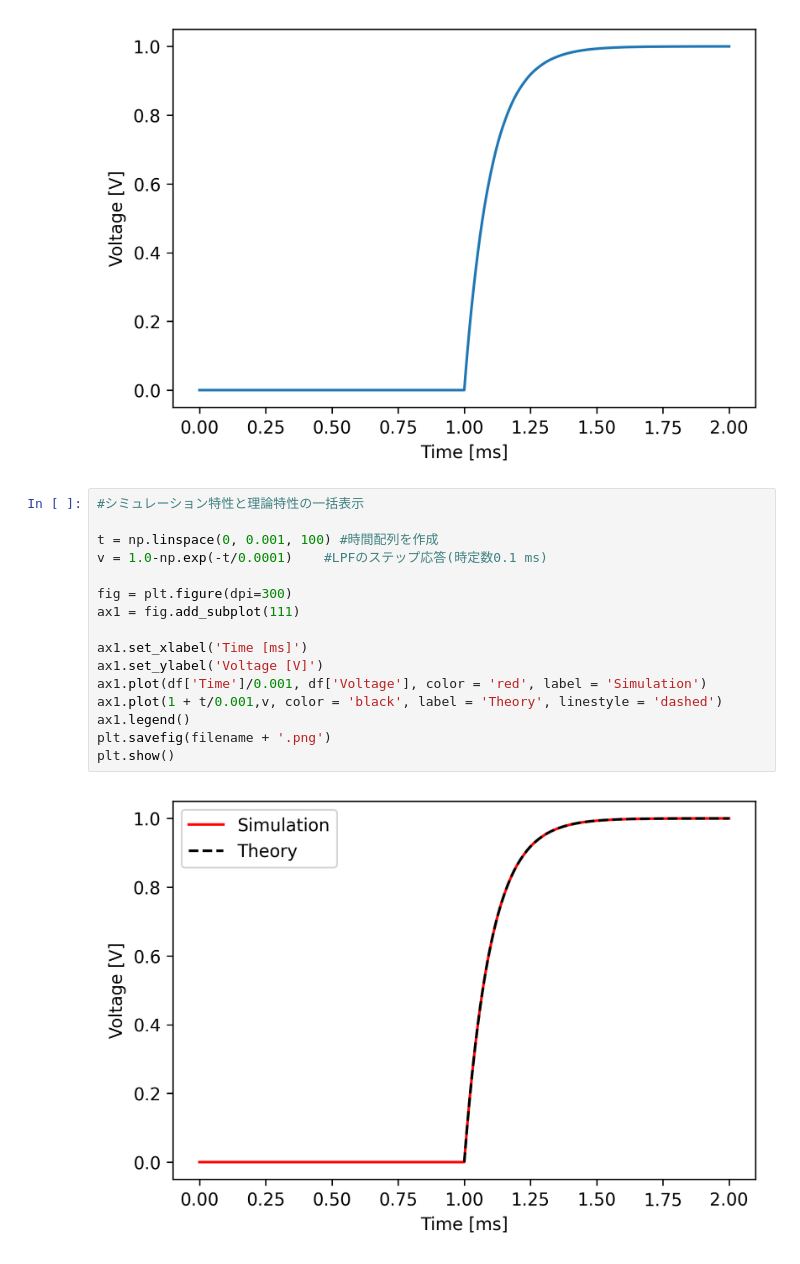
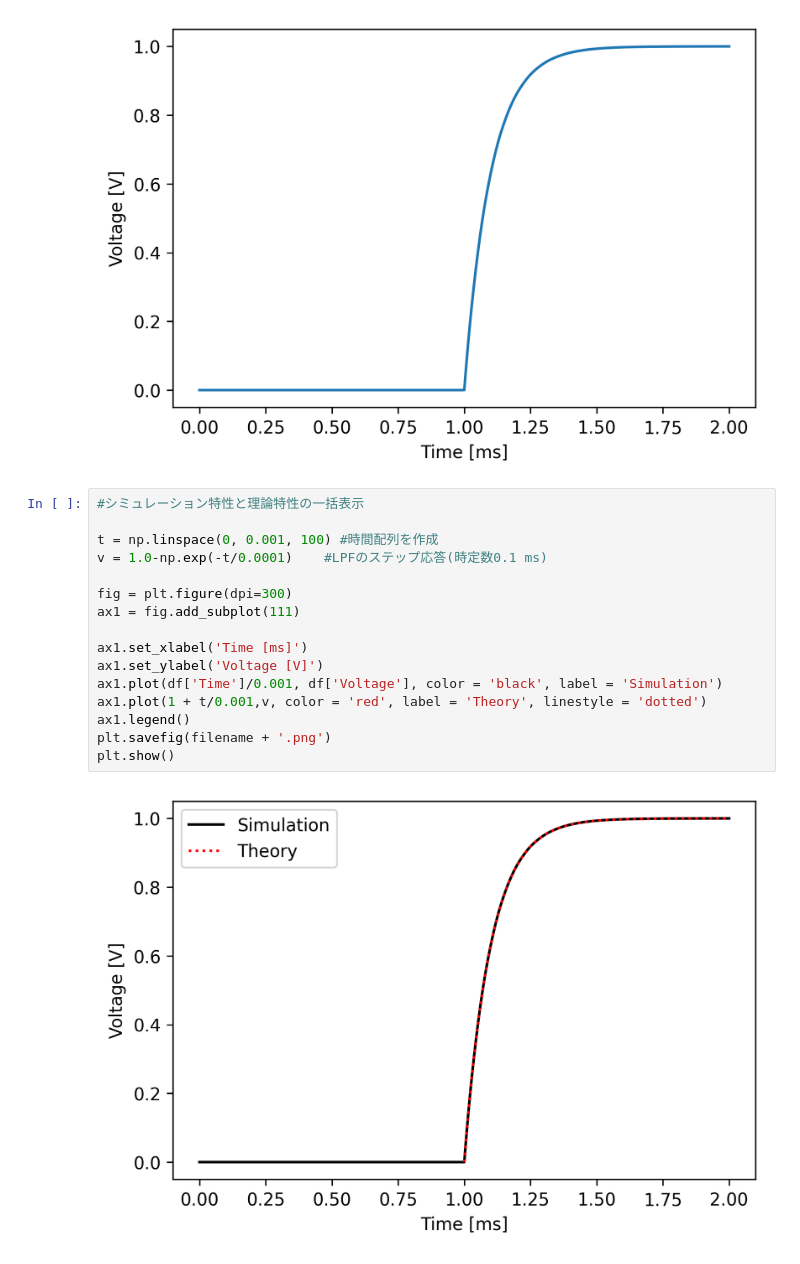
Before and after one commit to ysozeki/P1graph, a Jupyter notebook: P1_graph.ipynb, the cells around one changed output. Saved outputs shown, nothing was run; the diff lists cells and outputs as text.

```diff
--- a/P1_graph.ipynb
+++ b/P1_graph.ipynb
@@ -251,18 +321,18 @@ plt.show()
 # %%
 #シミュレーション特性と理論特性の一括表示
 
 t = np.linspace(0, 0.001, 100) #時間配列を作成
 v = 1.0-np.exp(-t/0.0001)    #LPFのステップ応答(時定数0.1 ms)
 
 fig = plt.figure(dpi=300)
 ax1 = fig.add_subplot(111)
 
 ax1.set_xlabel('Time [ms]')
 ax1.set_ylabel('Voltage [V]')
-ax1.plot(df['Time']/0.001, df['Voltage'], color = 'red', label = 'Simulation')
-ax1.plot(1 + t/0.001,v, color = 'black', label = 'Theory', linestyle = 'dashed')
+ax1.plot(df['Time']/0.001, df['Voltage'], color = 'black', label = 'Simulation')
+ax1.plot(1 + t/0.001,v, color = 'red', label = 'Theory', linestyle = 'dotted')
 ax1.legend()
 plt.savefig(filename + '.png')
 plt.show()
 # %% [output]
-[figure, old version]
+[figure, new version]
```
Also changed, not shown: parts of 7 cells of this notebook.
